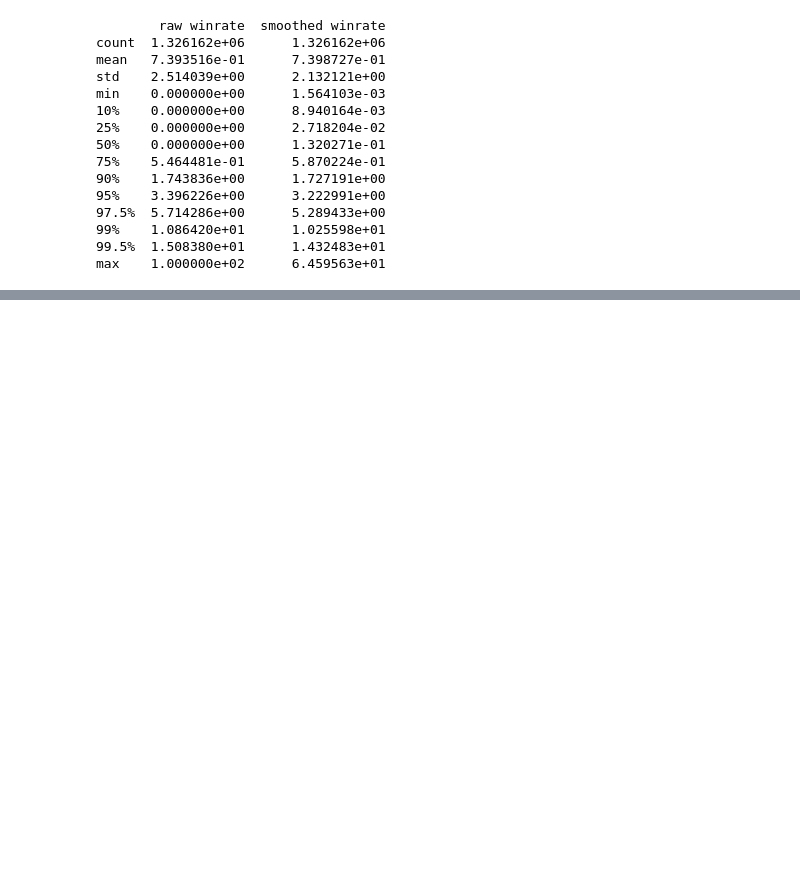
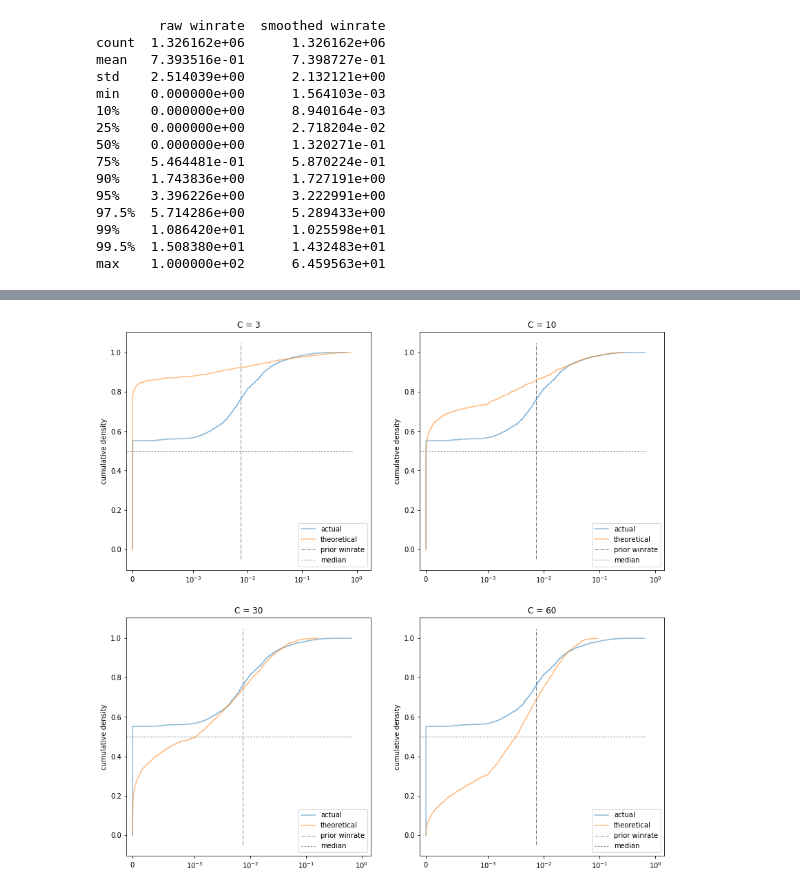
Before and after one commit to colinmorris/crawl-coroner, a Jupyter notebook: players_bp.ipynb, the cells around one changed output, grey strips where cells are left out. Saved outputs shown, nothing was run; the diff lists cells and outputs as text; code cells hidden in the pictures; blank space fills up the shorter version.

```diff
--- a/players_bp.ipynb
+++ b/players_bp.ipynb
@@ -421,0 +517,12 @@ Want to see an example of using this smoothed winrate data? Check out my post on
+# %%
+Cs = [3, 10, 30, 60]
+fig, axes = plt.subplots(nrows=2, ncols=2, figsize=(14,14))
+for (C, ax) in zip(Cs, axes.flatten()):
+    ax = plot_winrates(C=C, ax=ax);
+    xlin = 10**-3
+    ax.set_xscale('symlog', linthreshx=xlin);
+    ax.set_xlim(left=-10e-5);
+    ax.set_title('C = {}'.format(C))
+    ax.legend(loc=4);
+# %% [output]
+[figure, added]
```
Also changed, not shown: parts of 18 cells of this notebook, 1 other file.
